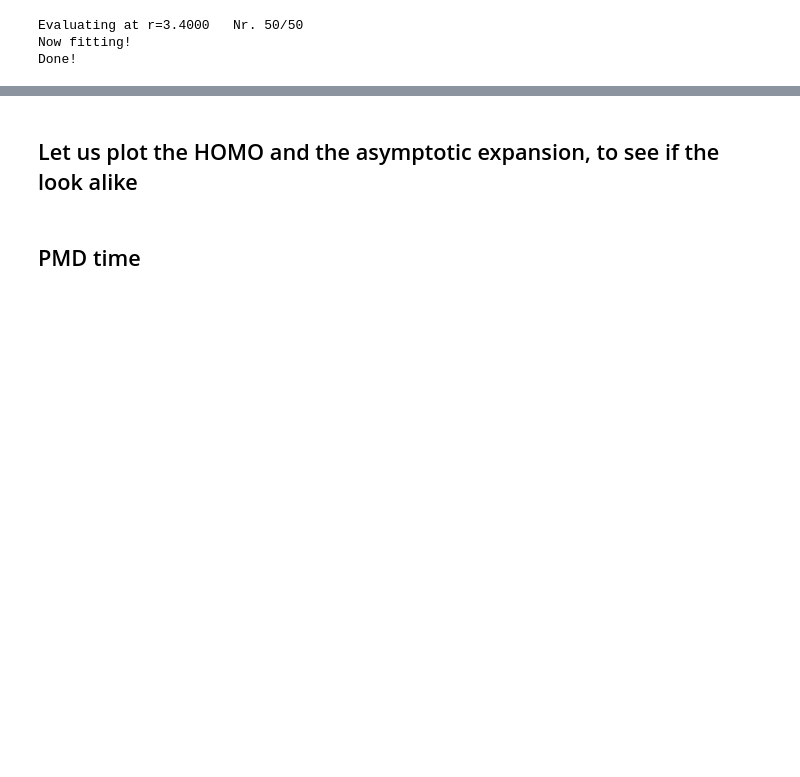
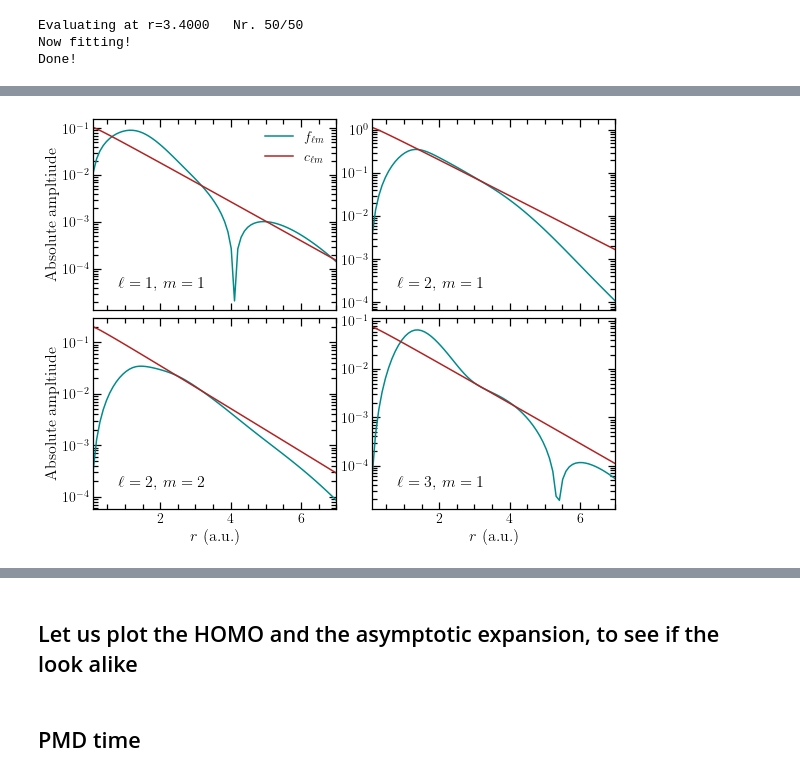
Before and after one commit to EmilHansen1/SFA_OAM_Linear, a Jupyter notebook: H2O2.ipynb, the cells around one changed output, grey strips where cells are left out. Saved outputs shown, nothing was run; the diff lists cells and outputs as text; code cells hidden in the pictures; blank space fills up the shorter version.

```diff
--- a/H2O2.ipynb
+++ b/H2O2.ipynb
@@ -106 +107,23 @@ plt.show()
+# %%
+fig, axs = plt.subplots(ncols=2, nrows=2, constrained_layout=True, facecolor='white', sharex='all', figsize=(8, 6))
+lm_lst = [[[1, 1], [2, 1]],
+          [[2, 2], [3, 1]]]
+for i in range(2):
+    for j in range(2):
+        l, m = lm_lst[i][j]
+        axs[i, j].plot(plot_list, np.abs(f_lms[:, 0, l, m]), label=r'$f_{\ell m}$', c='darkcyan')
+        axs[i, j].plot(plot_list, np.abs(asymp(plot_list, clm_array[0, l, m])), label=r'$c_{\ell m}$', c='firebrick')
+        axs[i, j].set_yscale('log')
+        axs[i, j].set_xlim(plot_list[0], plot_list[-1])
+        axs[i, j].minorticks_on()
+        axs[i, j].text(0.1, 0.1, f'$\ell={l}$, $m={m}$', horizontalalignment='left', verticalalignment='bottom',
+                       transform=axs[i, j].transAxes, fontsize=16)
+        if j == 0:
+            axs[i, j].set_ylabel('Absolute ampltiude')
+            if i == 0:
+                axs[i, j].legend(frameon=False)
+        if i == 1:
+            axs[i, j].set_xlabel('$r$ (a.u.)')
+# %% [output]
+[figure, added]
 # %%
```
Also changed, not shown: parts of 40 cells of this notebook, 2 other files.
